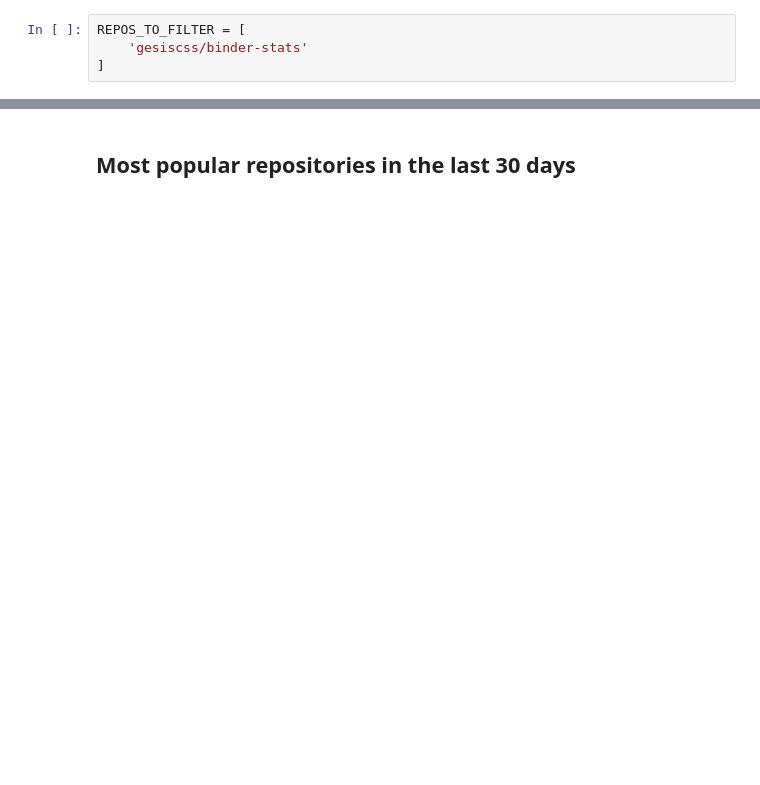
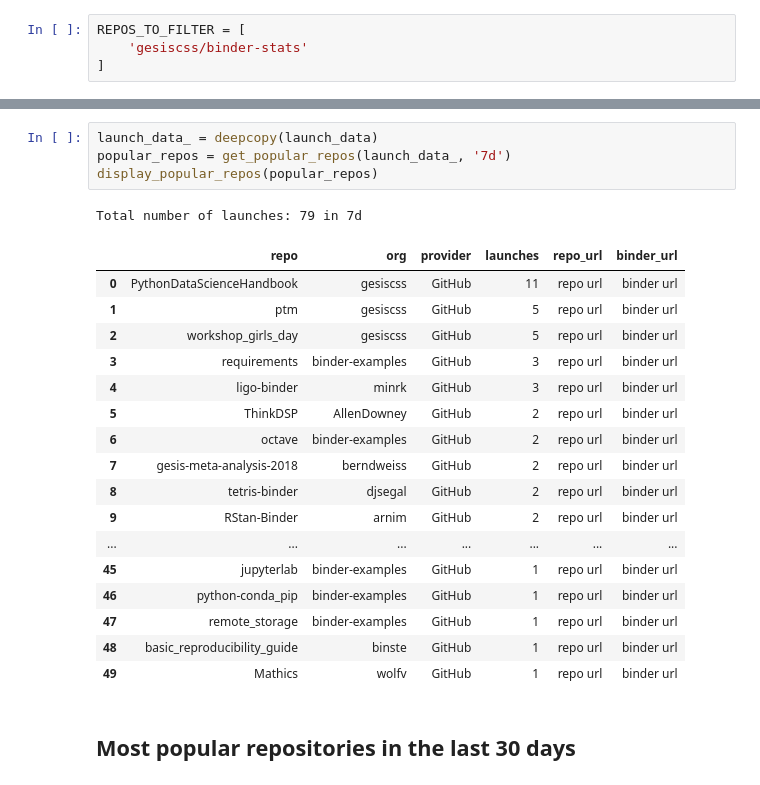
Before and after one commit to bitnik/binder-stats, a Jupyter notebook: popular_repos.ipynb, the cells around one changed output, grey strips where cells are left out. Saved outputs shown, nothing was run; the diff lists cells and outputs as text; blank space fills up the shorter version.

```diff
--- a/popular_repos.ipynb
+++ b/popular_repos.ipynb
@@ -96,2 +166,25 @@ Total number of launches: 22 in 1d
+# %%
+launch_data_ = deepcopy(launch_data)
+popular_repos = get_popular_repos(launch_data_, '7d')
+display_popular_repos(popular_repos)
+# %% [output]
+Total number of launches: 79 in 7d
+|  | repo | org | provider | launches | repo_url | binder_url |
+| 0 | PythonDataScienceHandbook | gesiscss | GitHub | 11 | repo url | binder url |
+| 1 | ptm | gesiscss | GitHub | 5 | repo url | binder url |
+| 2 | workshop_girls_day | gesiscss | GitHub | 5 | repo url | binder url |
+| 3 | requirements | binder-examples | GitHub | 3 | repo url | binder url |
+| 4 | ligo-binder | minrk | GitHub | 3 | repo url | binder url |
+| 5 | ThinkDSP | AllenDowney | GitHub | 2 | repo url | binder url |
+| 6 | octave | binder-examples | GitHub | 2 | repo url | binder url |
+| 7 | gesis-meta-analysis-2018 | berndweiss | GitHub | 2 | repo url | binder url |
+| 8 | tetris-binder | djsegal | GitHub | 2 | repo url | binder url |
+| 9 | RStan-Binder | arnim | GitHub | 2 | repo url | binder url |
+| ... | ... | ... | ... | ... | ... | ... |
+| 45 | jupyterlab | binder-examples | GitHub | 1 | repo url | binder url |
+| 46 | python-conda_pip | binder-examples | GitHub | 1 | repo url | binder url |
+| 47 | remote_storage | binder-examples | GitHub | 1 | repo url | binder url |
+| 48 | basic_reproducibility_guide | binste | GitHub | 1 | repo url | binder url |
+| 49 | Mathics | wolfv | GitHub | 1 | repo url | binder url |
 # %% [markdown]
 ## Most popular repositories in the last 30 days
```
Also changed, not shown: parts of 25 cells of this notebook.
